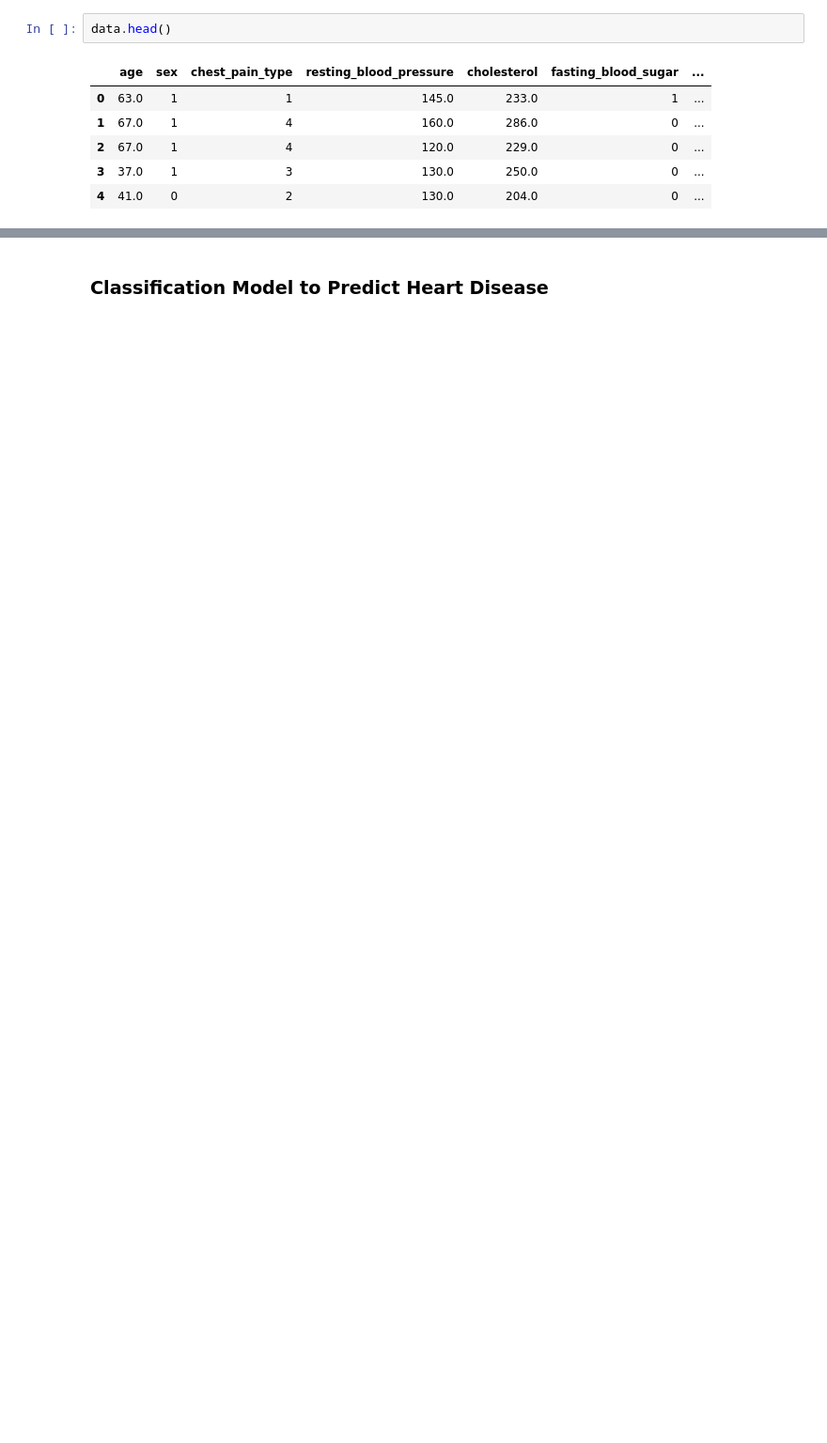
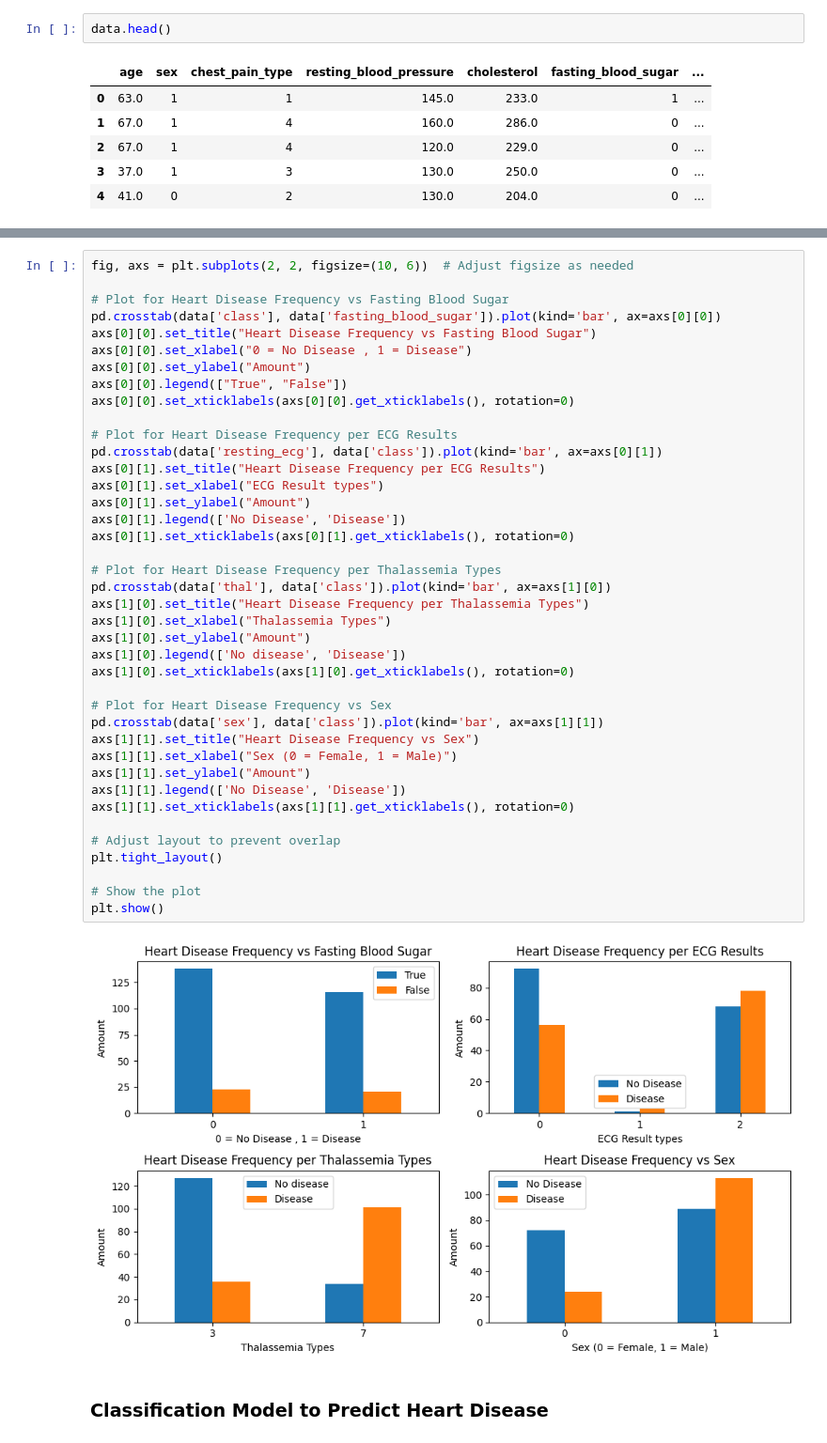
Before and after one commit to sudipnext/nextonDataMining, a Jupyter notebook: LAB1-ClassificationModel/lab1.ipynb, the cells around one changed output, grey strips where cells are left out. Shown at 94% size. Saved outputs shown, nothing was run; the diff lists cells and outputs as text; blank space fills up the shorter version.

```diff
--- a/LAB1-ClassificationModel/lab1.ipynb
+++ b/LAB1-ClassificationModel/lab1.ipynb
@@ -231,2 +252,44 @@ plt.show()
+# %%
+fig, axs = plt.subplots(2, 2, figsize=(10, 6))  # Adjust figsize as needed
+
+# Plot for Heart Disease Frequency vs Fasting Blood Sugar
+pd.crosstab(data['class'], data['fasting_blood_sugar']).plot(kind='bar', ax=axs[0][0])
+axs[0][0].set_title("Heart Disease Frequency vs Fasting Blood Sugar")
+axs[0][0].set_xlabel("0 = No Disease , 1 = Disease")
+axs[0][0].set_ylabel("Amount")
+axs[0][0].legend(["True", "False"])
+axs[0][0].set_xticklabels(axs[0][0].get_xticklabels(), rotation=0)
+
+# Plot for Heart Disease Frequency per ECG Results
+pd.crosstab(data['resting_ecg'], data['class']).plot(kind='bar', ax=axs[0][1])
+axs[0][1].set_title("Heart Disease Frequency per ECG Results")
+axs[0][1].set_xlabel("ECG Result types")
+axs[0][1].set_ylabel("Amount")
+axs[0][1].legend(['No Disease', 'Disease'])
+axs[0][1].set_xticklabels(axs[0][1].get_xticklabels(), rotation=0)
+
+# Plot for Heart Disease Frequency per Thalassemia Types
+pd.crosstab(data['thal'], data['class']).plot(kind='bar', ax=axs[1][0])
+axs[1][0].set_title("Heart Disease Frequency per Thalassemia Types")
+axs[1][0].set_xlabel("Thalassemia Types")
+axs[1][0].set_ylabel("Amount")
+axs[1][0].legend(['No disease', 'Disease'])
+axs[1][0].set_xticklabels(axs[1][0].get_xticklabels(), rotation=0)
+
+# Plot for Heart Disease Frequency vs Sex
+pd.crosstab(data['sex'], data['class']).plot(kind='bar', ax=axs[1][1])
+axs[1][1].set_title("Heart Disease Frequency vs Sex")
+axs[1][1].set_xlabel("Sex (0 = Female, 1 = Male)")
+axs[1][1].set_ylabel("Amount")
+axs[1][1].legend(['No Disease', 'Disease'])
+axs[1][1].set_xticklabels(axs[1][1].get_xticklabels(), rotation=0)
+
+# Adjust layout to prevent overlap
+plt.tight_layout()
+
+# Show the plot
+plt.show()
+# %% [output]
+[figure, added]
 # %% [markdown]
 ### Classification Model to Predict Heart Disease
```
Also changed, not shown: parts of 28 cells of this notebook, 6 other files.
